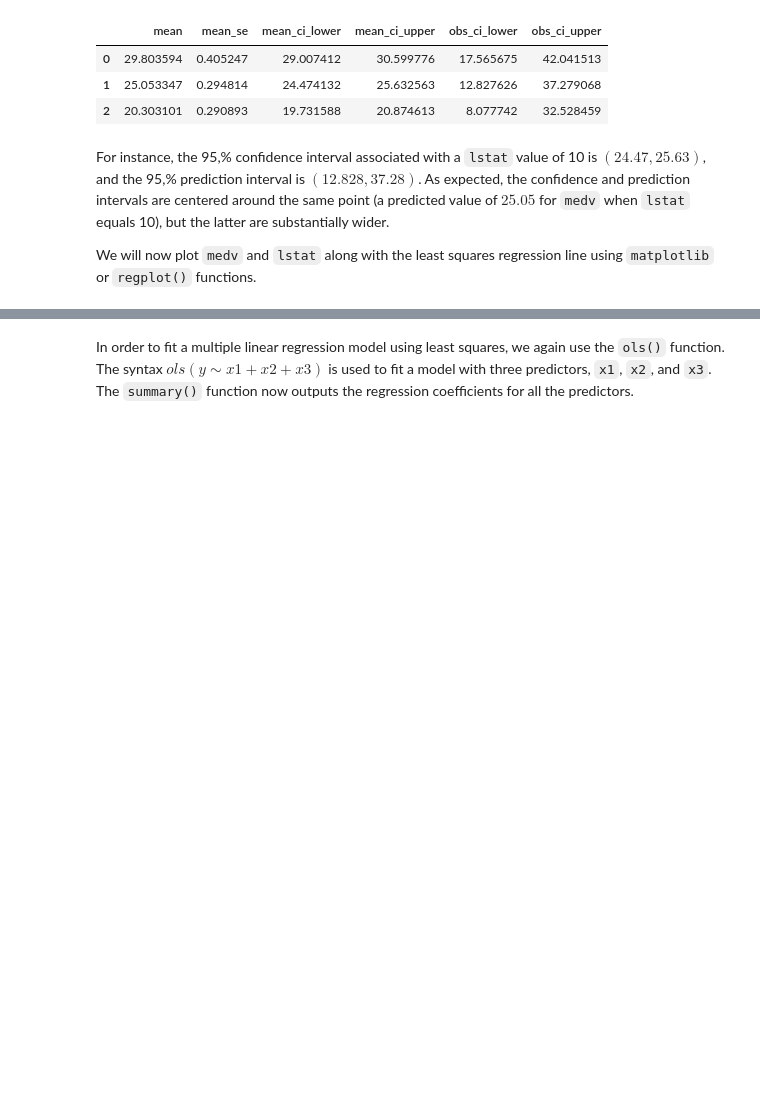
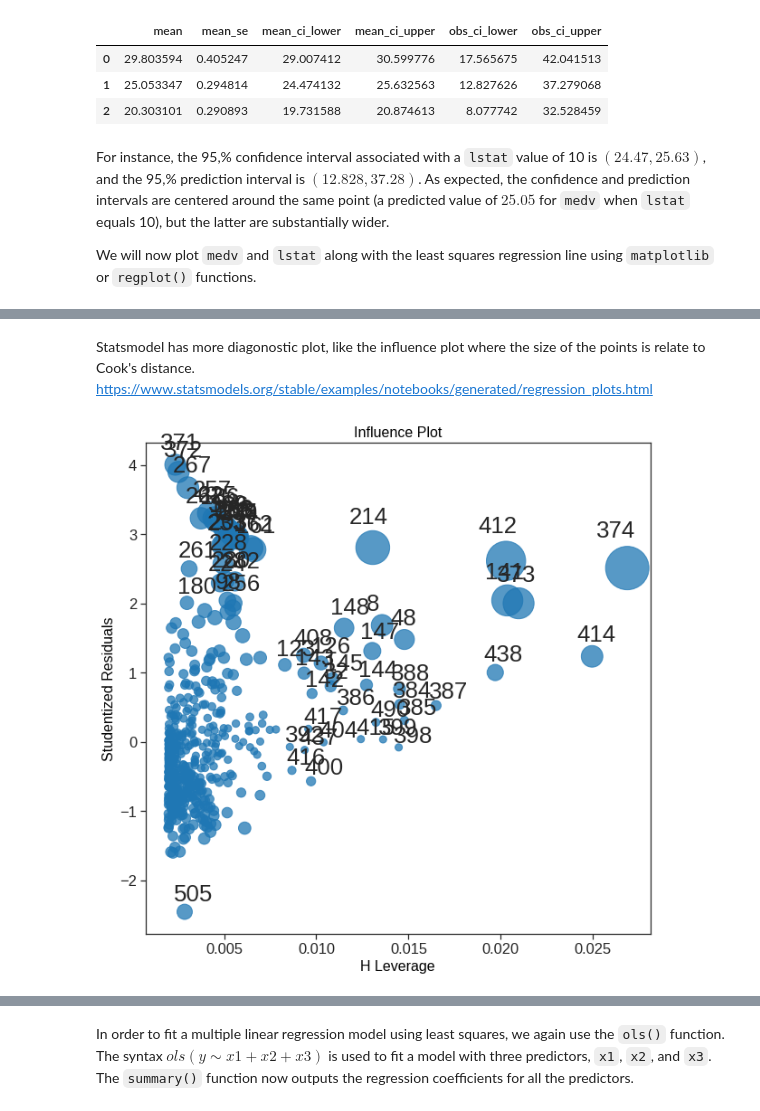
Before and after one commit to phonchi/nsysu-math6084, a Jupyter notebook: static_files/presentations/Chapter_3_Lab.ipynb, the cells around one changed output, grey strips where cells are left out. Cells and saved outputs as stored; diff of their text form; code cells hidden in the pictures; blank space fills up the shorter version.

```diff
--- a/static_files/presentations/Chapter_3_Lab.ipynb
+++ b/static_files/presentations/Chapter_3_Lab.ipynb
@@ -87,0 +99,6 @@ Notes:
+# %%
+X = Boston["lstat"]
+X = sm.add_constant(X)
+y = Boston["medv"]
+model = sm.OLS(y,X).fit()
+print(model.summary())
@@ -242,0 +247,10 @@ for i, x, y in zip(x.index, x, y):
+# %% [markdown]
+
+
+Statsmodel has more diagonostic plot, like the influence plot where the size of the points is relate to Cook's distance. https://www.statsmodels.org/stable/examples/notebooks/generated/regression_plots.html
+# %%
+f = sm.graphics.influence_plot(est, criterion="cooks")
+f.set_figheight(10)
+f.set_figwidth(10)
+# %% [output]
+[figure, added]
```
Also changed, not shown: parts of 43 cells of this notebook, 1 other file.
